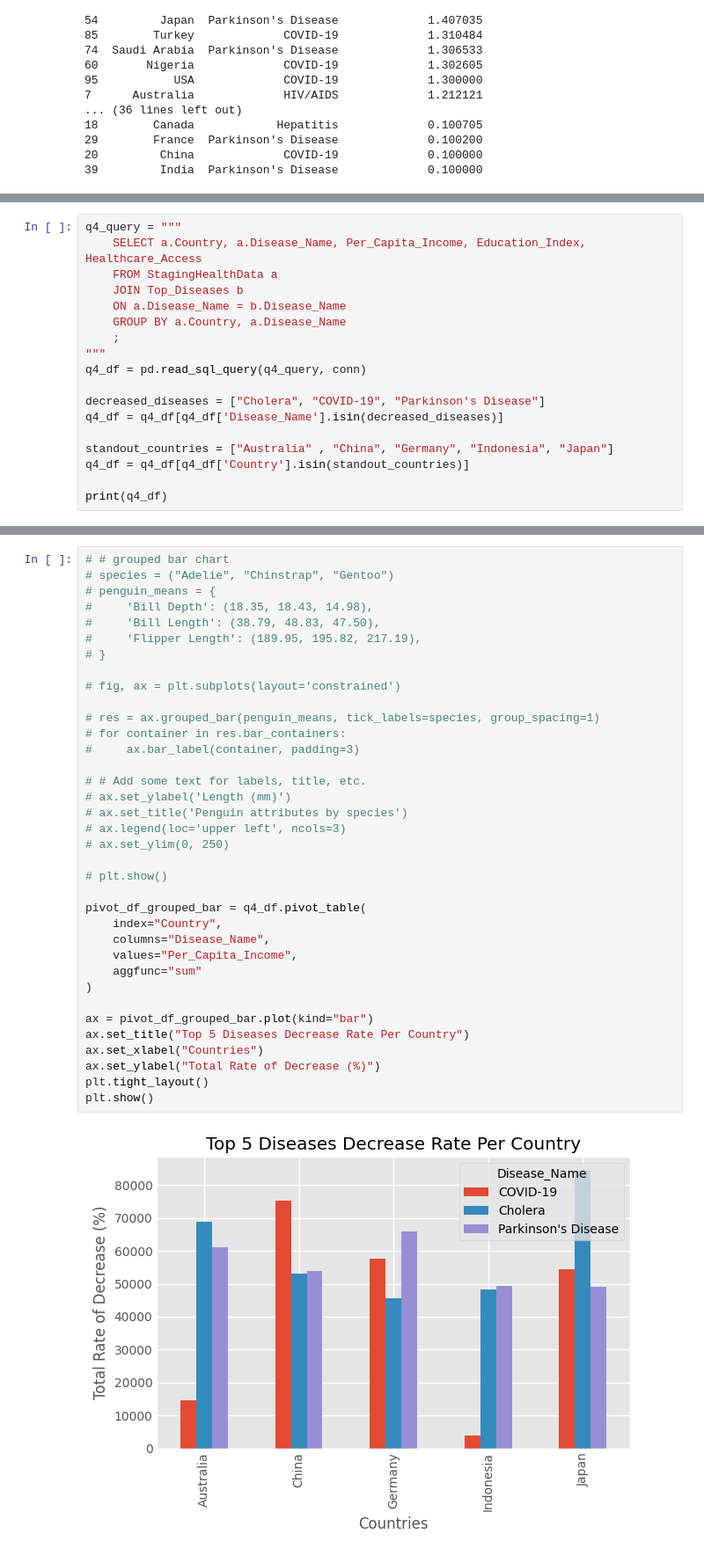
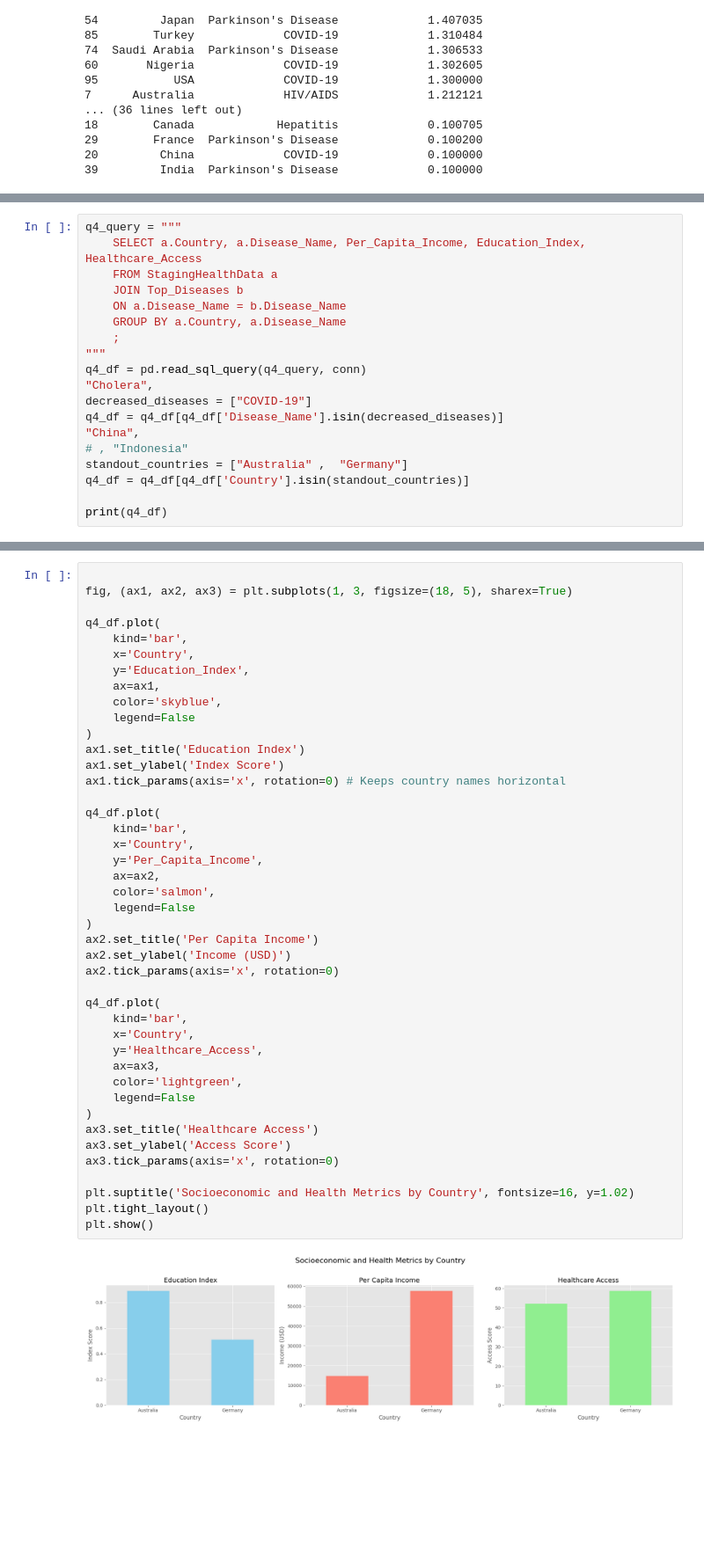
Before and after one commit to AipuAmeh/Global-Health-Stats, a Jupyter notebook: main.ipynb, the cells around one changed output, grey strips where cells are left out. Shown at 88% size. Drawn from its saved outputs; the diff is of its cells as text; blank space fills up the shorter version.

```diff
--- a/main.ipynb
+++ b/main.ipynb
@@ -237,11 +257,12 @@ q4_query = """
 	;
 """
 q4_df = pd.read_sql_query(q4_query, conn)
-
-decreased_diseases = ["Cholera", "COVID-19", "Parkinson's Disease"]
+"Cholera",
+decreased_diseases = ["COVID-19"]
 q4_df = q4_df[q4_df['Disease_Name'].isin(decreased_diseases)]
-
-standout_countries = ["Australia" , "China", "Germany", "Indonesia", "Japan"]
+"China",
+# , "Indonesia"
+standout_countries = ["Australia" ,  "Germany"]
 q4_df = q4_df[q4_df['Country'].isin(standout_countries)]
 
 print(q4_df)
@@ -269,38 +281,45 @@ print(q4_df)
 # %%
-# # grouped bar chart
-# species = ("Adelie", "Chinstrap", "Gentoo")
-# penguin_means = {
-#     'Bill Depth': (18.35, 18.43, 14.98),
-#     'Bill Length': (38.79, 48.83, 47.50),
-#     'Flipper Length': (189.95, 195.82, 217.19),
-# }
 
-# fig, ax = plt.subplots(layout='constrained')
+fig, (ax1, ax2, ax3) = plt.subplots(1, 3, figsize=(18, 5), sharex=True)
 
-# res = ax.grouped_bar(penguin_means, tick_labels=species, group_spacing=1)
-# for container in res.bar_containers:
-#     ax.bar_label(container, padding=3)
+q4_df.plot(
+    kind='bar',
+    x='Country',
+    y='Education_Index',
+    ax=ax1,
+    color='skyblue',
+    legend=False
+)
+ax1.set_title('Education Index')
+ax1.set_ylabel('Index Score')
+ax1.tick_params(axis='x', rotation=0) # Keeps country names horizontal
 
-# # Add some text for labels, title, etc.
-# ax.set_ylabel('Length (mm)')
-# ax.set_title('Penguin attributes by species')
-# ax.legend(loc='upper left', ncols=3)
-# ax.set_ylim(0, 250)
+q4_df.plot(
+    kind='bar',
+    x='Country',
+    y='Per_Capita_Income',
+    ax=ax2,
+    color='salmon',
+    legend=False
+)
+ax2.set_title('Per Capita Income')
+ax2.set_ylabel('Income (USD)')
+ax2.tick_params(axis='x', rotation=0)
 
-# plt.show()
+q4_df.plot(
+    kind='bar',
+    x='Country',
+    y='Healthcare_Access',
+    ax=ax3,
+    color='lightgreen',
+    legend=False
+)
+ax3.set_title('Healthcare Access')
+ax3.set_ylabel('Access Score')
+ax3.tick_params(axis='x', rotation=0)
 
-pivot_df_grouped_bar = q4_df.pivot_table(
-    index="Country",
-    columns="Disease_Name",
-    values="Per_Capita_Income",
-    aggfunc="sum"
-)
-
-ax = pivot_df_grouped_bar.plot(kind="bar")
-ax.set_title("Top 5 Diseases Decrease Rate Per Country")
-ax.set_xlabel("Countries")
-ax.set_ylabel("Total Rate of Decrease (%)")
+plt.suptitle('Socioeconomic and Health Metrics by Country', fontsize=16, y=1.02)
 plt.tight_layout()
 plt.show()
 # %% [output]
-[figure, old version]
+[figure, new version]
```
Also changed, not shown: parts of 31 cells of this notebook.
